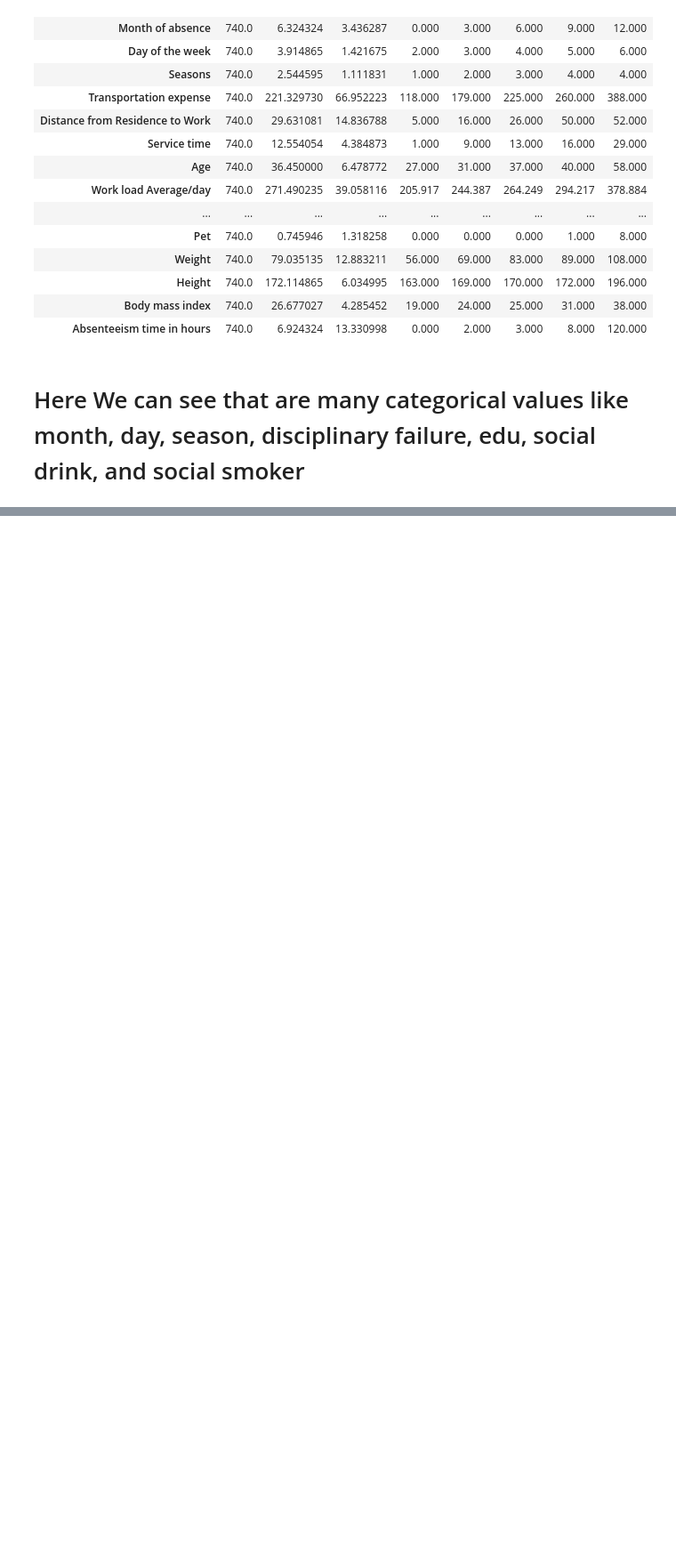
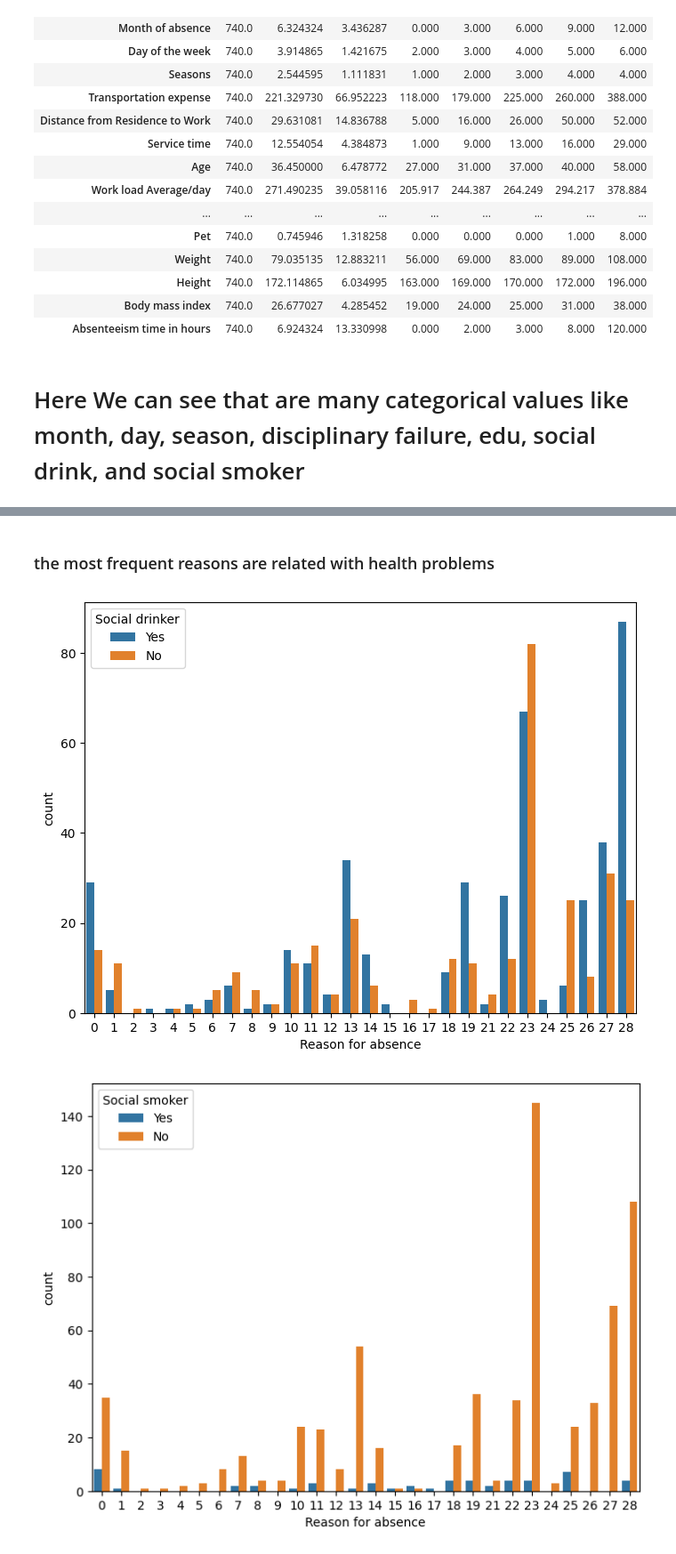
Before and after one commit to Maansy/Absenteeism-at-Work, a Jupyter notebook: AbsenteeismAtWork.ipynb, the cells around one changed output, grey strips where cells are left out. Shown at 89% size. Drawn from its saved outputs; the diff is of its cells as text; code cells hidden in the pictures; blank space fills up the shorter version.

```diff
--- a/AbsenteeismAtWork.ipynb
+++ b/AbsenteeismAtWork.ipynb
@@ -104,0 +134,12 @@ preprocessed_data.head(10).T
+# %% [markdown]
+### the most frequent reasons are related with health problems
+# %%
+plt.figure(figsize=(8,6))
+sns.countplot(data=preprocessed_data,x='Reason for absence',hue='Social drinker',hue_order=['Yes','No'])
+plt.savefig('figs/absence_reasons_drinker.png',format='png',dpi=300)
+plt.figure(figsize=(8,6))
+sns.countplot(data=preprocessed_data,x='Reason for absence',hue='Social smoker',hue_order=['Yes','No'])
+plt.savefig('figs/absence_reasons_smoker.png',format='png',dpi=300)
+# %% [output]
+[figure, added]
+[figure, added]
```
Also changed, not shown: parts of 14 cells of this notebook, 6 other files.
